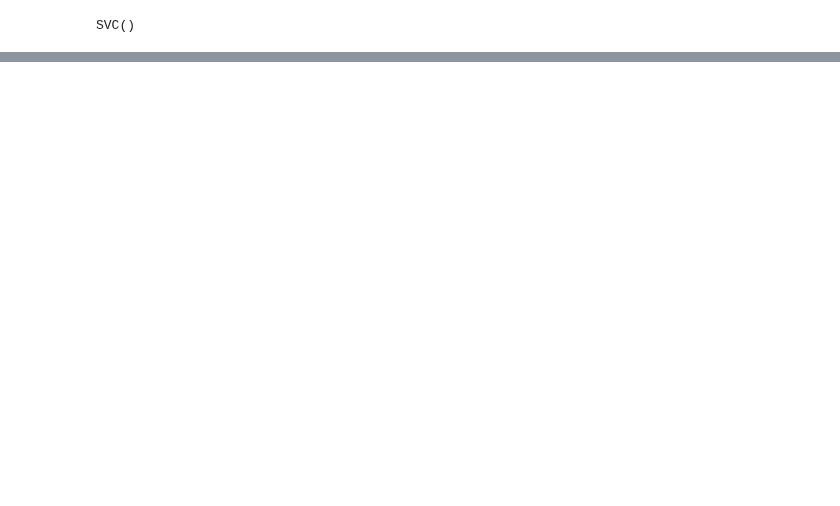
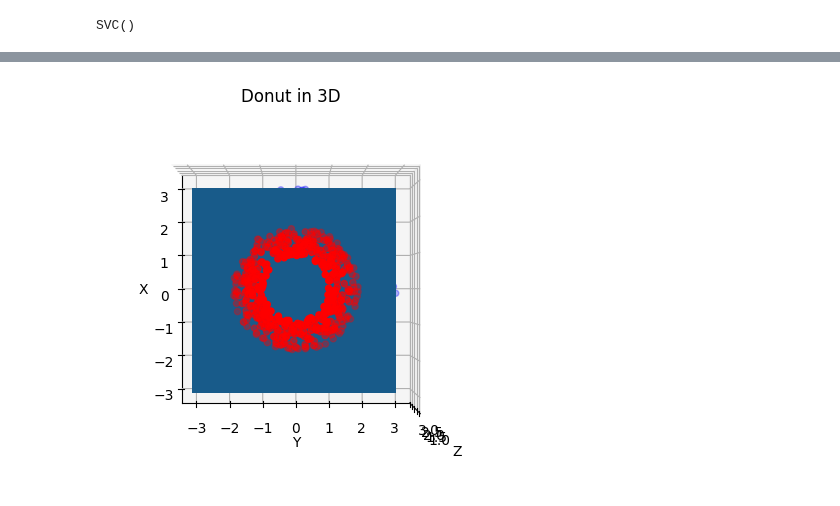
Before and after one commit to Space-Axolotl/Chapter-1, a Jupyter notebook: svm.ipynb, the cells around one changed output, grey strips where cells are left out. Saved outputs shown, nothing was run; the diff lists cells and outputs as text; code cells hidden in the pictures; blank space fills up the shorter version.

```diff
--- a/svm.ipynb
+++ b/svm.ipynb
@@ -236,0 +240,25 @@ plt.show()
+# %%
+# Define the x and y ranges of the plane
+plane_x = np.arange(-3, 3, 0.1)
+plane_y = np.arange(-3, 3, 0.1)
+
+# Create a meshgrid of x and y coordinates
+X, Y = np.meshgrid(plane_x, plane_y)
+
+# Set the z coordinate of each point to 0
+Z = np.zeros_like(X)+1.9
+
+# Plot the donut in 3D
+fig = plt.figure()
+ax = fig.add_subplot(111, projection='3d')
+ax.scatter(x, y, np.sqrt(x**2+y**2), c='b')
+ax.scatter(a, b, np.sqrt(a**2+b**2), c='r')
+ax.plot_surface(X, Y, Z,alpha=1)
+ax.set_title('Donut in 3D')
+ax.set_xlabel('X')
+ax.set_ylabel('Y')
+ax.set_zlabel('Z')
+ax.view_init(elev=270, azim=0)
+plt.show()
+# %% [output]
+[figure, added]
```
Also changed, not shown: parts of 12 cells of this notebook.
